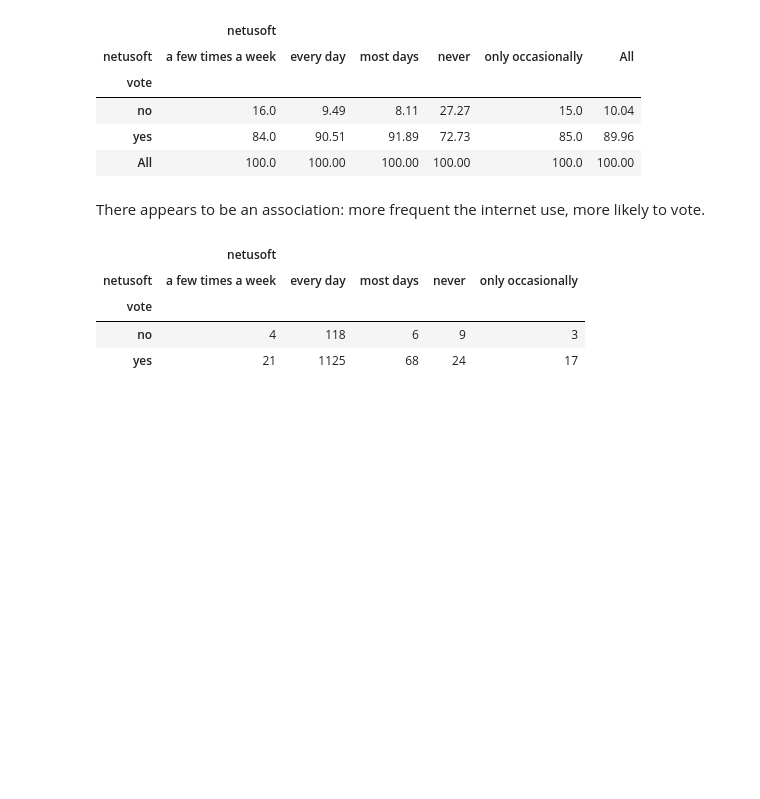
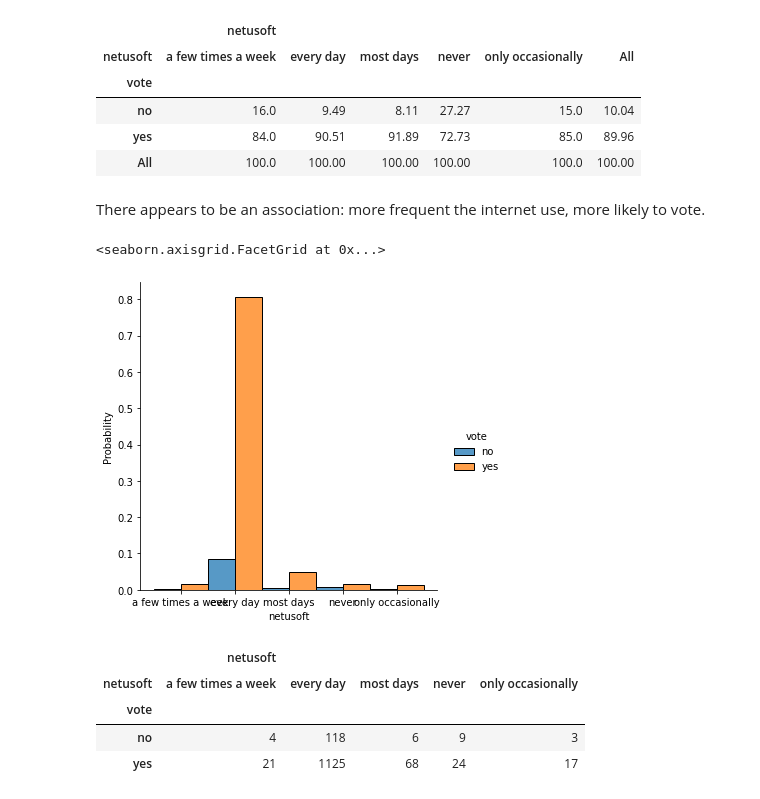
Before and after one commit to DaniNegoita/Chi2-test-in-Python, a Jupyter notebook: Chi2 & Cramer's V.ipynb, the cells around one changed output. Drawn from its saved outputs; the diff is of its cells as text; code cells hidden in the pictures; blank space fills up the shorter version.

```diff
--- a/Chi2 & Cramer's V.ipynb
+++ b/Chi2 & Cramer's V.ipynb
@@ -168,6 +169,11 @@ crosstab
 | All | 100.0 | 100.00 | 100.00 | 100.00 | 100.0 | 100.00 |
 # %% [markdown]
 There appears to be an association: more frequent the internet use, more likely to vote.
+# %%
+sn.displot(ess_nl, x="netusoft", hue="vote", multiple="dodge", stat="probability")
+# %% [output]
+<seaborn.axisgrid.FacetGrid at 0x...>
+[figure, added]
 # %%
 obs_counts, chi2, exp_counts = rp.crosstab(ess_nl['vote'], ess_nl['netusoft'], test = 'chi-square', expected_freqs = True,
                                            margins=False)
```
Also changed, not shown: parts of 2 cells of this notebook.
